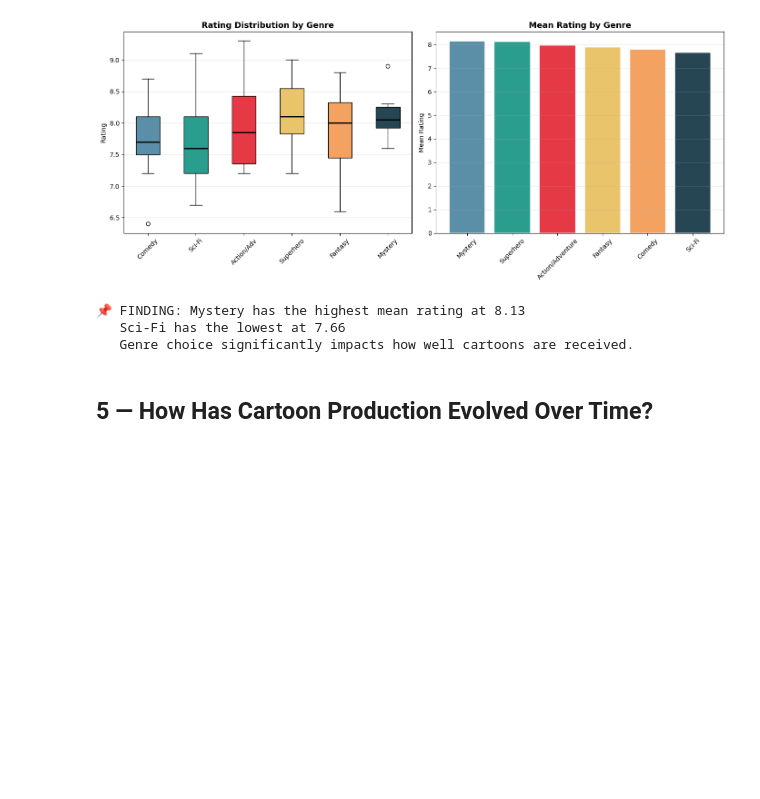
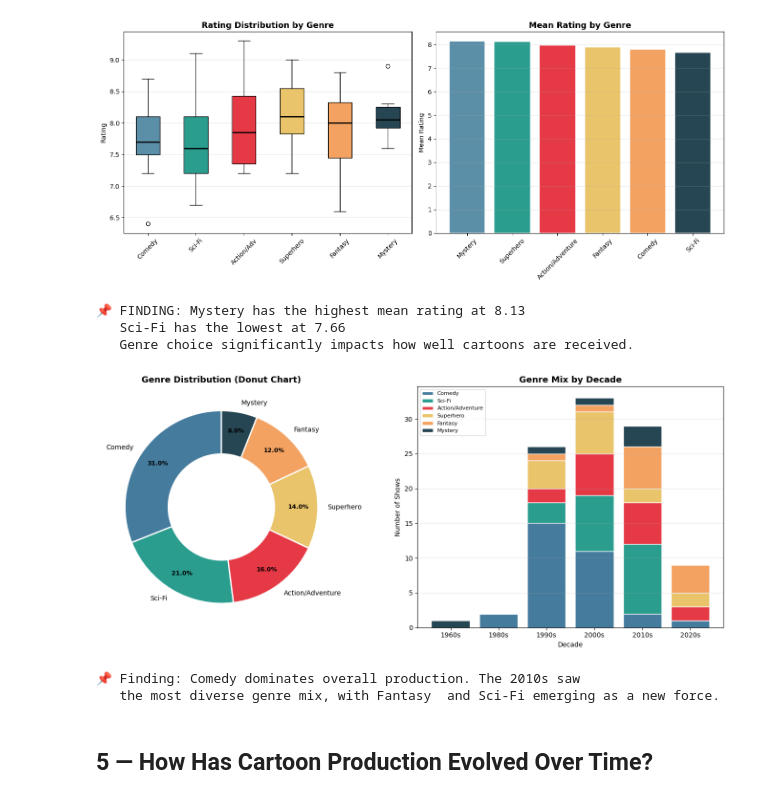
Before and after one commit to RonakSinghRaina/PROJECT-NEW, a Jupyter notebook: cartoon_analysis_complete.ipynb, the cells around one changed output. Cells and saved outputs as stored; diff of their text form; code cells hidden in the pictures; blank space fills up the shorter version.

```diff
--- a/cartoon_analysis_complete.ipynb
+++ b/cartoon_analysis_complete.ipynb
@@ -312,6 +336,49 @@ print('   Genre choice significantly impacts how well cartoons are received.')
 📌 FINDING: Mystery has the highest mean rating at 8.13
    Sci-Fi has the lowest at 7.66
    Genre choice significantly impacts how well cartoons are received.
+# %%
+fig, axes = plt.subplots(1, 2, figsize=(14, 6))
+
+# ── 5a. Donut Chart ──
+genre_counts = df['Genre'].value_counts().reindex(genres_order)
+colors = [genre_palette[g] for g in genres_order]
+wedges, texts, autotexts = axes[0].pie(
+    genre_counts, labels=genres_order, colors=colors,
+    autopct='%1.1f%%', pctdistance=0.8, startangle=90,
+    wedgeprops=dict(width=0.45, edgecolor='white', linewidth=2))
+for t in autotexts:
+    t.set_fontsize(9)
+    t.set_fontweight('bold')
+axes[0].set_title('Genre Distribution (Donut Chart)', fontsize=13, fontweight='bold')
+
+# ── 5b. Genre per decade stacked bar ──
+decade_genre = pd.crosstab(df['decade_label'], df['Genre'])
+decade_order = ['1960s','1980s','1990s','2000s','2010s','2020s']
+decade_genre = decade_genre.reindex(decade_order).fillna(0)
+
+bottom = np.zeros(len(decade_genre))
+for genre in genres_order:
+    if genre in decade_genre.columns:
+        vals = decade_genre[genre].values
+        axes[1].bar(decade_genre.index, vals, bottom=bottom,
+                    color=genre_palette[genre], label=genre, edgecolor='white')
+        bottom += vals
+
+axes[1].set_title('Genre Mix by Decade', fontsize=13, fontweight='bold')
+axes[1].set_ylabel('Number of Shows')
+axes[1].set_xlabel('Decade')
+axes[1].legend(fontsize=8, loc='upper left')
+axes[1].grid(axis='y', alpha=0.3)
+
+plt.tight_layout()
+plt.show()
+
+print("📌 Finding: Comedy dominates overall production. The 2010s saw")
+print("   the most diverse genre mix, with Fantasy  and Sci-Fi emerging as a new force.")
+# %% [output]
+[figure, added]
+📌 Finding: Comedy dominates overall production. The 2010s saw
+   the most diverse genre mix, with Fantasy  and Sci-Fi emerging as a new force.
 # %% [markdown]
 ## 5 — How Has Cartoon Production Evolved Over Time?
 # %%
```
Also changed, not shown: parts of 2 cells of this notebook.
